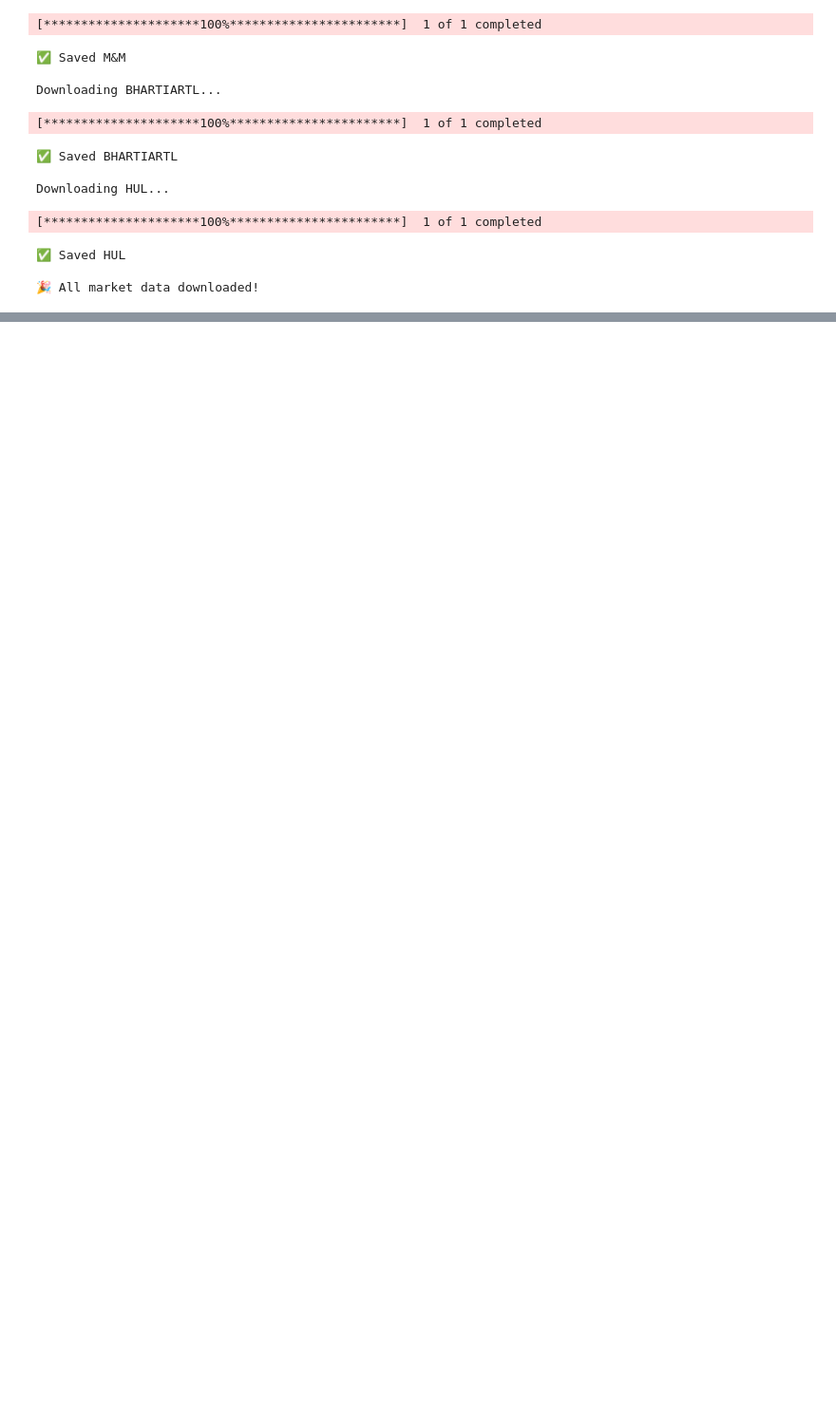
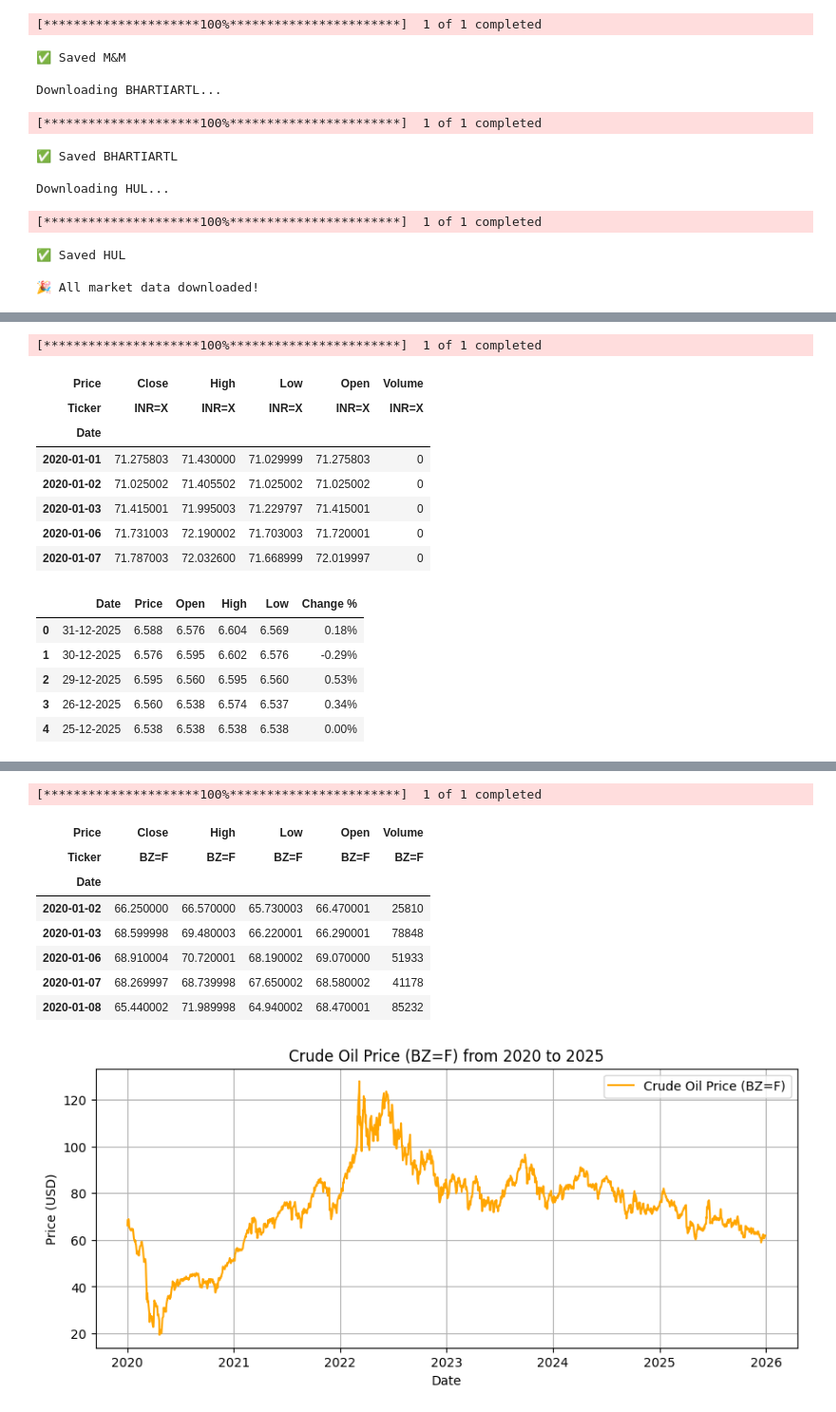
Before and after one commit to Anumita-P/assignment2-return-forecasting, a Jupyter notebook: data_analysis.ipynb, the cells around one changed output, grey strips where cells are left out. Shown at 95% size. Saved outputs shown, nothing was run; the diff lists cells and outputs as text; code cells hidden in the pictures; blank space fills up the shorter version.

Commit message:
added few macro data

```diff
--- a/data_analysis.ipynb
+++ b/data_analysis.ipynb
@@ -230 +230,63 @@ plt.show()
 [figure]
+# %%
+import yfinance as yf
+import pandas as pd
+import numpy as np
+import matplotlib.pyplot as plt
+
+start = "2020-01-01"
+end   = "2025-12-31"
+
+usd_inr = yf.download("INR=X", start=start, end=end, auto_adjust=True)
+display(usd_inr.head())
+
+usd_inr = usd_inr[['Close']]
+usd_inr.columns = ['USDINR']
+
+# Convert to log returns (stationarity)
+usd_inr['USDINR_ret'] = np.log(usd_inr['USDINR']).diff()
+
+usd_inr = usd_inr[['USDINR_ret']]
+
+india_10y = pd.read_csv("macro_data\India 10-Year Bond Yield Historical Data.csv")
+display(india_10y.head())
+
+rbi_macro_data = pd.read_csv(r"macro_data\rbi_macro_indicators.csv")
+display(rbi_macro_data.head())
+
+crude = yf.download("BZ=F", start=start, end=end)
+display(crude.head())
+crude = crude[['Close']]
+
+#plot crude price
+plt.figure(figsize=(10, 4))
+plt.plot(crude.index, crude['Close'], label='Crude Oil Price (BZ=F)', color='orange')
+plt.title('Crude Oil Price (BZ=F) from 2020 to 2025')
+plt.xlabel('Date')
+plt.ylabel('Price (USD)')
+plt.legend()
+plt.grid()
+plt.show()
+
+
+crude.columns = ['CRUDE']
+
+crude['CRUDE_ret'] = np.log(crude['CRUDE']).diff()
+
+crude = crude[['CRUDE_ret']]
+# %% [output]
+[*********************100%***********************]  1 of 1 completed
+| Price | Close | High | Low | Open | Volume |
+| Ticker | INR=X | INR=X | INR=X | INR=X | INR=X |
+| Date |  |  |  |  |  |
+| 2020-01-01 | 71.275803 | 71.430000 | 71.029999 | 71.275803 | 0 |
+| 2020-01-02 | 71.025002 | 71.405502 | 71.025002 | 71.025002 | 0 |
+| 2020-01-03 | 71.415001 | 71.995003 | 71.229797 | 71.415001 | 0 |
+| 2020-01-06 | 71.731003 | 72.190002 | 71.703003 | 71.720001 | 0 |
+| 2020-01-07 | 71.787003 | 72.032600 | 71.668999 | 72.019997 | 0 |
+|  | Date | Price | Open | High | Low | Change % |
+| 0 | 31-12-2025 | 6.588 | 6.576 | 6.604 | 6.569 | 0.18% |
+| 1 | 30-12-2025 | 6.576 | 6.595 | 6.602 | 6.576 | -0.29% |
+| 2 | 29-12-2025 | 6.595 | 6.560 | 6.595 | 6.560 | 0.53% |
+| 3 | 26-12-2025 | 6.560 | 6.538 | 6.574 | 6.537 | 0.34% |
+| 4 | 25-12-2025 | 6.538 | 6.538 | 6.538 | 6.538 | 0.00% |
@@ -230,0 +299,10 @@ plt.show()
+[*********************100%***********************]  1 of 1 completed
+| Price | Close | High | Low | Open | Volume |
+| Ticker | BZ=F | BZ=F | BZ=F | BZ=F | BZ=F |
+| Date |  |  |  |  |  |
+| 2020-01-02 | 66.250000 | 66.570000 | 65.730003 | 66.470001 | 25810 |
+| 2020-01-03 | 68.599998 | 69.480003 | 66.220001 | 66.290001 | 78848 |
+| 2020-01-06 | 68.910004 | 70.720001 | 68.190002 | 69.070000 | 51933 |
+| 2020-01-07 | 68.269997 | 68.739998 | 67.650002 | 68.580002 | 41178 |
+| 2020-01-08 | 65.440002 | 71.989998 | 64.940002 | 68.470001 | 85232 |
+[figure, added]
```
Also changed, not shown: parts of 2 cells of this notebook, 9 other files.
